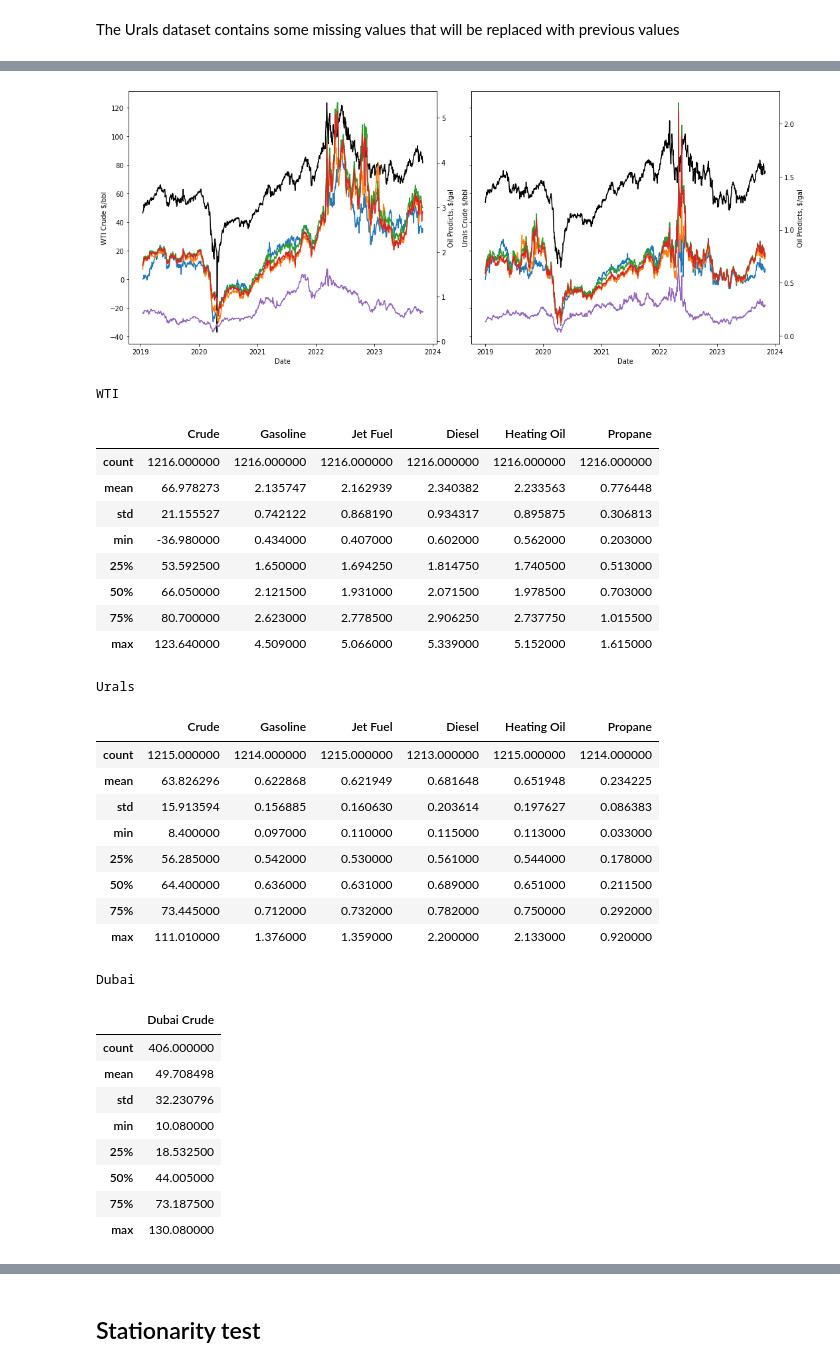
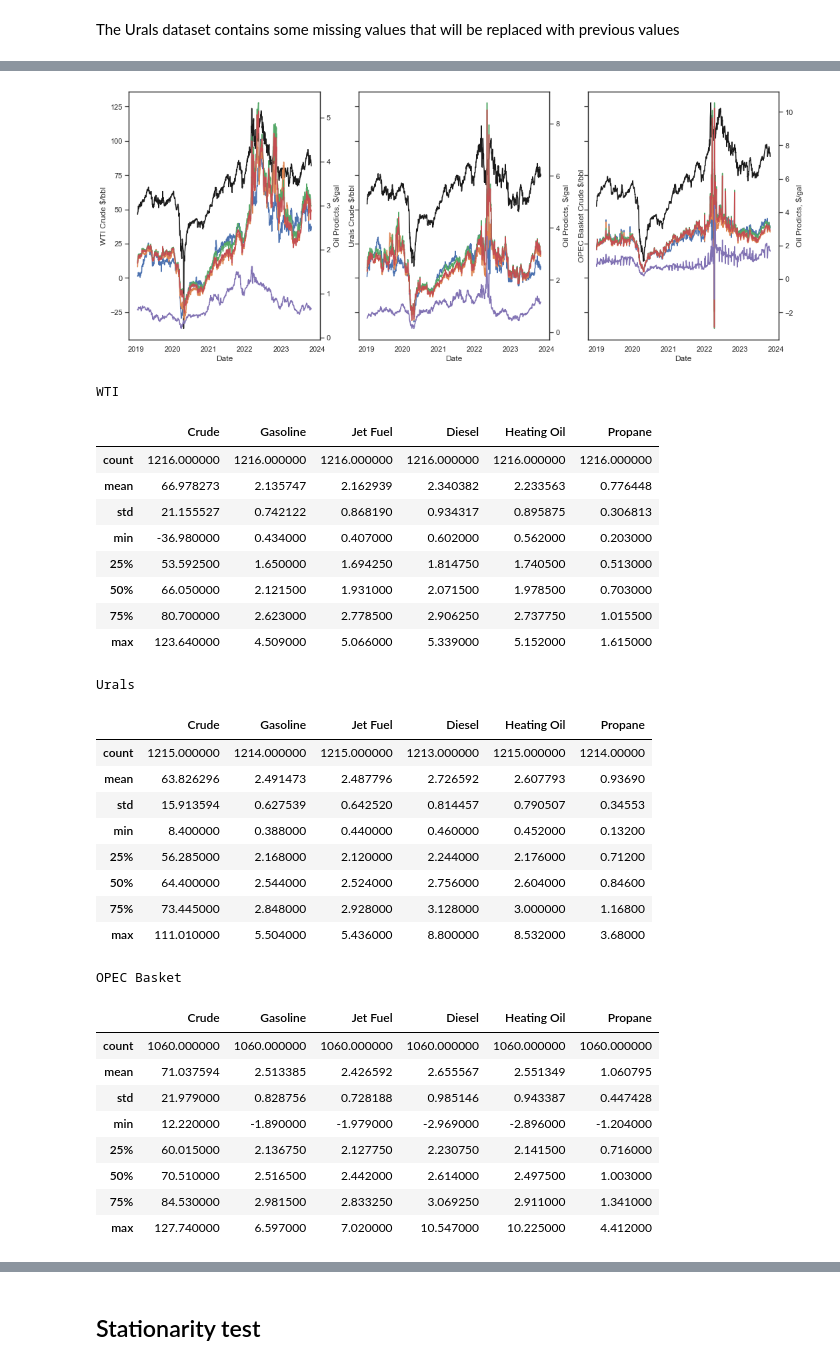
Before and after one commit to timdanilov/capstone-project, a Jupyter notebook: capstone.ipynb, the cells around one changed output, grey strips where cells are left out. Saved outputs shown, nothing was run; the diff lists cells and outputs as text; code cells hidden in the pictures.

```diff
--- a/capstone.ipynb
+++ b/capstone.ipynb
@@ -53,7 +55,7 @@ Therefore we applied Principal Component Analysis (PCA) to identify the patterns
 # %% [markdown]
 # Functions
 # %%
-grades = ['WTI', 'Urals', 'Dubai']
+grades = ['WTI', 'Urals', 'OPEC Basket']
 
 # Visualize prices
 def plot_prices(dfs):
@@ -62,7 +64,7 @@ def plot_prices(dfs):
   fig, axes = plt.subplots(1, len(dfs),figsize=(15, 6), sharey=True)
 
   for df, grade, ax in zip(dfs, grades, axes):
-    # Plot the WTI Crude Oil prices on the left axis
+    # Plot the WTI Crude Oil prices dollars per barrel on the left axis
     ax.set_xlabel('Date')
     ax.set_ylabel(grade + ' Crude $/bbl')
 
@@ -76,8 +78,8 @@ def plot_prices(dfs):
       ax2.plot(df.index, df[column], label=column)
 
     # Adjust the legend and show the plot
-    # fig.legend(loc='upper center', ncol=len(df.columns))
 
+  # fig.legend(loc='upper center', ncol=len(dfs[0].columns))
   plt.tight_layout()
   plt.show()
 
@@ -165,15 +167,15 @@ def box_plots(dfs):
 
 def adf_test(dfs):
 
-  html = '<div style="display:flex">'
+  html = '<div>'
   for df, grade in zip(dfs, grades):
     adf_df = pd.DataFrame(index=['ADF Statistic','p-value'])
     for product in df:
        adf_result = adfuller(df[product])
        adf_df[product] = [adf_result[0], adf_result[1]]
     html += '<div>'
-    html += '<div style="display:flex; justify-content:center">'+grade+'</div>'
-    html += '<div style="margin-right: 32px">'
+    html += '<div style="margin-left: 300px">'+grade+'</div>'
+    html += '<div style="margin-bottom: 16px">'
     html += adf_df.to_html()
     html += '</div></div>'
   html += '</div>'
@@ -205,6 +207,30 @@ def statistics(dfs):
 
 def calc_covariance(dfs):
   output_horizontally(dfs, func=pd.DataFrame.cov)
+
+def summarize_arima(dfs):
+  html = '<div style="display:flex">'
+
+  for df, grade in zip(dfs, grades):
+    model = ARIMA(df['Crude'], order=(1,0,1))
+    model_fit = model.fit()
+    summary = model_fit.summary()
+
+    html += '<div>'
+    html += '<div style="display:flex; justify-content:center">'+grade+'</div>'
+
+    for table in summary.tables:
+      table_data = table.data
+      # Create a DataFrame
+      results_df = pd.DataFrame(table_data[1:], columns=table_data[0])
+      html += '<div style="margin-right: 32px; margin-bottom: 16px">'
+      html += results_df.to_html(index=False)
+      html += '</div>'
+    html += '</div>'
+
+
+  html += '</div>'
+  display(HTML(html))
 # %% [markdown]
 # Data retrieval
 # %% [markdown]
@@ -297,3 +304,5 @@ dubai_df['Dubai Crude'] = dubai_df['Dubai Crude'].astype(float).round(2)
+# %%
+opec_df = pd.read_csv('data/oil_products_prices_opec.csv', sep=',', index_col='Date', parse_dates=True)
 # %% [markdown]
 # Data preproccessing
 # %%
@@ -357,40 +366,40 @@ Dubai
 # %%
-plot_prices([wti_df, urals_df])
+plot_prices([wti_df, urals_df, opec_df])
 # %% [output]
-[figure, old version]
+[figure, new version]
 # %%
 # Basic statistics of the dataset
-get_stats([wti_df, urals_df, dubai_df])
+get_stats([wti_df, urals_df, opec_df])
 # %% [output]
 WTI
 |  | Crude | Gasoline | Jet Fuel | Diesel | Heating Oil | Propane |
 | count | 1216.000000 | 1216.000000 | 1216.000000 | 1216.000000 | 1216.000000 | 1216.000000 |
 | mean | 66.978273 | 2.135747 | 2.162939 | 2.340382 | 2.233563 | 0.776448 |
 | std | 21.155527 | 0.742122 | 0.868190 | 0.934317 | 0.895875 | 0.306813 |
 | min | -36.980000 | 0.434000 | 0.407000 | 0.602000 | 0.562000 | 0.203000 |
 | 25% | 53.592500 | 1.650000 | 1.694250 | 1.814750 | 1.740500 | 0.513000 |
 | 50% | 66.050000 | 2.121500 | 1.931000 | 2.071500 | 1.978500 | 0.703000 |
 | 75% | 80.700000 | 2.623000 | 2.778500 | 2.906250 | 2.737750 | 1.015500 |
 | max | 123.640000 | 4.509000 | 5.066000 | 5.339000 | 5.152000 | 1.615000 |
 Urals
 |  | Crude | Gasoline | Jet Fuel | Diesel | Heating Oil | Propane |
-| count | 1215.000000 | 1214.000000 | 1215.000000 | 1213.000000 | 1215.000000 | 1214.000000 |
-| mean | 63.826296 | 0.622868 | 0.621949 | 0.681648 | 0.651948 | 0.234225 |
-| std | 15.913594 | 0.156885 | 0.160630 | 0.203614 | 0.197627 | 0.086383 |
-| min | 8.400000 | 0.097000 | 0.110000 | 0.115000 | 0.113000 | 0.033000 |
-| 25% | 56.285000 | 0.542000 | 0.530000 | 0.561000 | 0.544000 | 0.178000 |
-| 50% | 64.400000 | 0.636000 | 0.631000 | 0.689000 | 0.651000 | 0.211500 |
-| 75% | 73.445000 | 0.712000 | 0.732000 | 0.782000 | 0.750000 | 0.292000 |
-| max | 111.010000 | 1.376000 | 1.359000 | 2.200000 | 2.133000 | 0.920000 |
+| count | 1215.000000 | 1214.000000 | 1215.000000 | 1213.000000 | 1215.000000 | 1214.00000 |
+| mean | 63.826296 | 2.491473 | 2.487796 | 2.726592 | 2.607793 | 0.93690 |
+| std | 15.913594 | 0.627539 | 0.642520 | 0.814457 | 0.790507 | 0.34553 |
+| min | 8.400000 | 0.388000 | 0.440000 | 0.460000 | 0.452000 | 0.13200 |
+| 25% | 56.285000 | 2.168000 | 2.120000 | 2.244000 | 2.176000 | 0.71200 |
+| 50% | 64.400000 | 2.544000 | 2.524000 | 2.756000 | 2.604000 | 0.84600 |
+| 75% | 73.445000 | 2.848000 | 2.928000 | 3.128000 | 3.000000 | 1.16800 |
+| max | 111.010000 | 5.504000 | 5.436000 | 8.800000 | 8.532000 | 3.68000 |
-Dubai
+OPEC Basket
-|  | Dubai Crude |
-| count | 406.000000 |
-| mean | 49.708498 |
-| std | 32.230796 |
-| min | 10.080000 |
-| 25% | 18.532500 |
-| 50% | 44.005000 |
-| 75% | 73.187500 |
-| max | 130.080000 |
+|  | Crude | Gasoline | Jet Fuel | Diesel | Heating Oil | Propane |
+| count | 1060.000000 | 1060.000000 | 1060.000000 | 1060.000000 | 1060.000000 | 1060.000000 |
+| mean | 71.037594 | 2.513385 | 2.426592 | 2.655567 | 2.551349 | 1.060795 |
+| std | 21.979000 | 0.828756 | 0.728188 | 0.985146 | 0.943387 | 0.447428 |
+| min | 12.220000 | -1.890000 | -1.979000 | -2.969000 | -2.896000 | -1.204000 |
+| 25% | 60.015000 | 2.136750 | 2.127750 | 2.230750 | 2.141500 | 0.716000 |
+| 50% | 70.510000 | 2.516500 | 2.442000 | 2.614000 | 2.497500 | 1.003000 |
+| 75% | 84.530000 | 2.981500 | 2.833250 | 3.069250 | 2.911000 | 1.341000 |
+| max | 127.740000 | 6.597000 | 7.020000 | 10.547000 | 10.225000 | 4.412000 |
 # %%
 # Calculate returns
```
Also changed, not shown: parts of 22 cells of this notebook, 3 other files.
